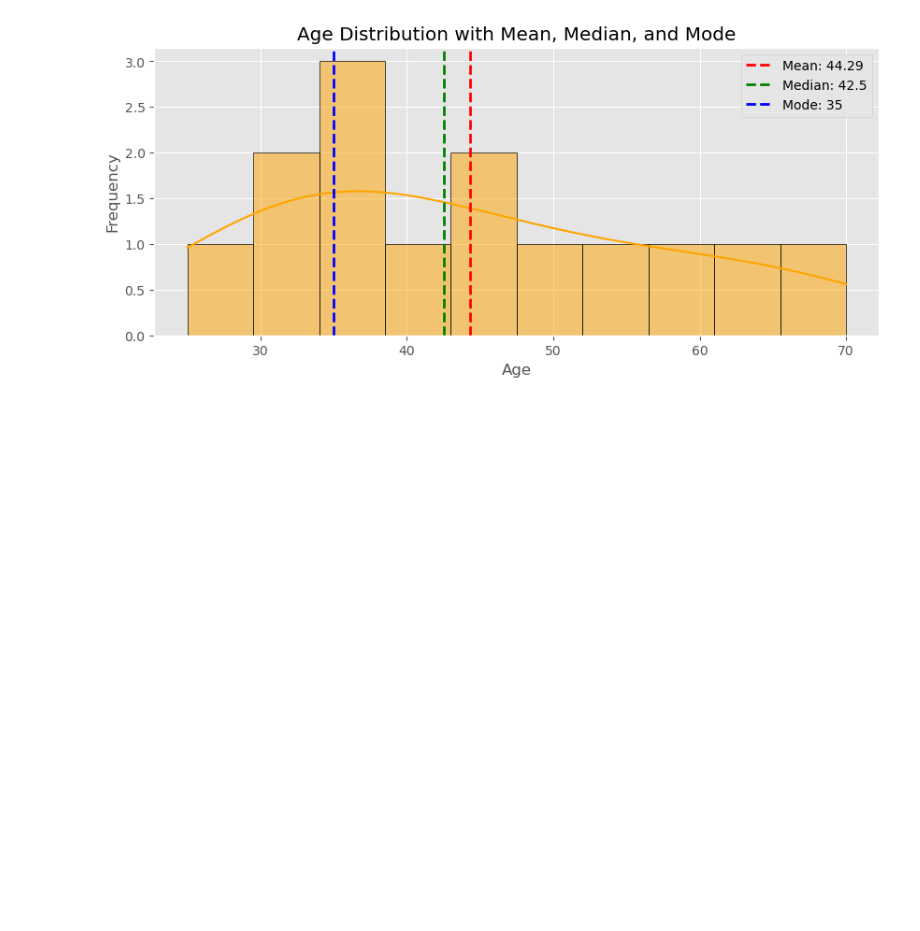
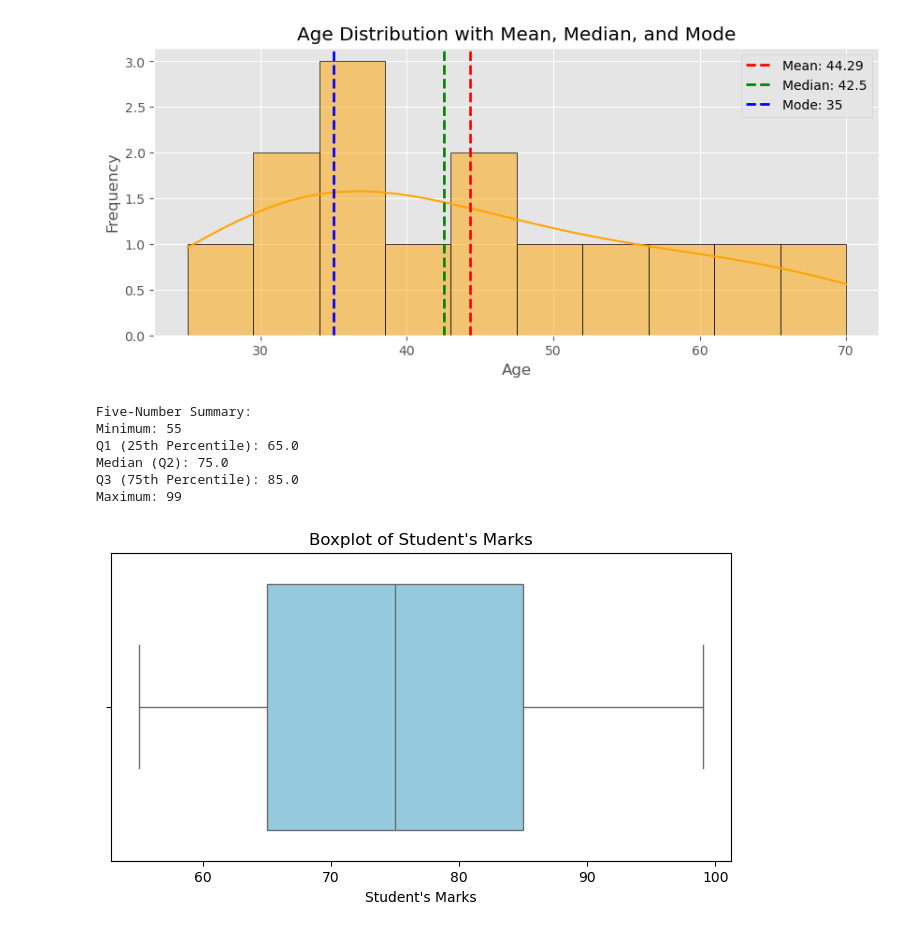
Before and after one commit to DevJelvehgar/Introduction_to_Data_Analyst, a Jupyter notebook: 01-Descriptive_Analyst/descriptive_analyst.ipynb, the cells around one changed output. Saved outputs shown, nothing was run; the diff lists cells and outputs as text; code cells hidden in the pictures; blank space fills up the shorter version.

Commit message:
add five_number_summary into discriptive statistics

```diff
--- a/01-Descriptive_Analyst/descriptive_analyst.ipynb
+++ b/01-Descriptive_Analyst/descriptive_analyst.ipynb
@@ -105,3 +105,45 @@ plt.legend()
 plt.show()
 # %% [output]
 [figure]
+# %%
+## five number summary
+import numpy as np
+import pandas as pd
+import matplotlib.pyplot as plt
+import seaborn as sns
+
+# Sample dataset: Test scores of students
+data = [55, 60, 61, 62, 65, 68, 70, 72, 75, 78, 80, 82, 85, 87, 90, 95, 99]
+
+# Convert to a Pandas Series
+data_series = pd.Series(data)
+
+# Calculate the Five-Number Summary
+minimum = data_series.min()
+q1 = data_series.quantile(0.25)  # 25th percentile
+median = data_series.median()  # 50th percentile
+q3 = data_series.quantile(0.75)  # 75th percentile
+maximum = data_series.max()
+
+# Display the results
+print("Five-Number Summary:")
+print(f"Minimum: {minimum}")
+print(f"Q1 (25th Percentile): {q1}")
+print(f"Median (Q2): {median}")
+print(f"Q3 (75th Percentile): {q3}")
+print(f"Maximum: {maximum}")
+
+# Boxplot to visualize the Five-Number Summary
+plt.figure(figsize=(8, 4))
+sns.boxplot(x=data_series, color='skyblue')
+plt.title("Boxplot of Student's Marks")
+plt.xlabel("Student's Marks")
+plt.show()
+# %% [output]
+Five-Number Summary:
+Minimum: 55
+Q1 (25th Percentile): 65.0
+Median (Q2): 75.0
+Q3 (75th Percentile): 85.0
+Maximum: 99
+[figure, added]
```
